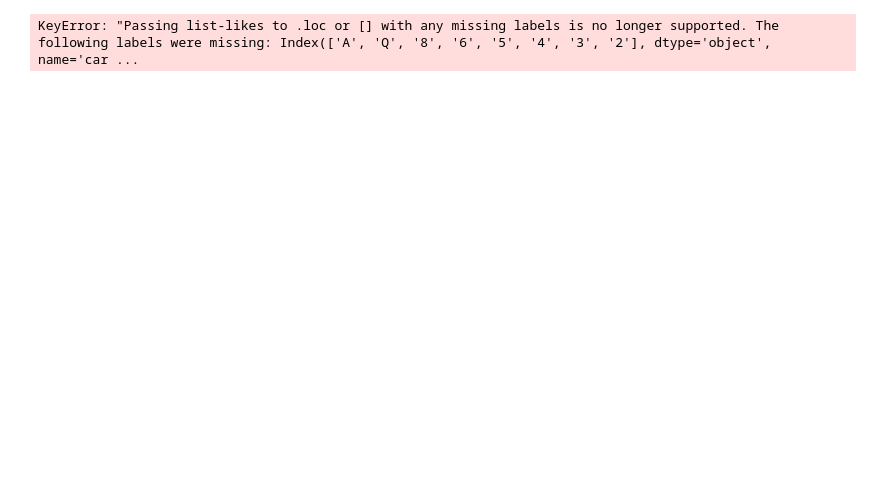
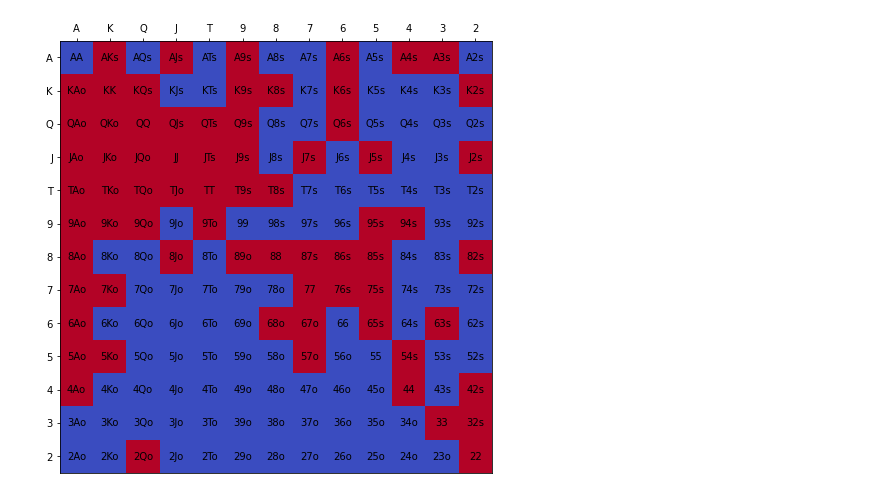
Before and after one commit to emeric-gh/Preflop-frequency-analyzer, a Jupyter notebook: workcode.ipynb, the cells around one changed output. Drawn from its saved outputs; the diff is of its cells as text; code cells hidden in the pictures; blank space fills up the shorter version.

```diff
--- a/workcode.ipynb
+++ b/workcode.ipynb
@@ -72,7 +72,8 @@ def createPivot(df, suited = False):
         df_piv = reduceddf.pivot_table(index = ['card1_value'], columns = 'card0_value',aggfunc = 'count', values = 'value')
         df_piv = df_piv.reindex(CardValues, columns=CardValues)
     else:
-        df_piv = reduceddf.pivot_table(index = ['card0_value'], columns = 'card1_value',aggfunc = 'count', values = 'value').loc[CardValues,CardValues]
+        df_piv = reduceddf.pivot_table(index = ['card0_value'], columns = 'card1_value',aggfunc = 'count', values = 'value')
+        df_piv = df_piv.reindex(CardValues, columns=CardValues)
 
     return df_piv
 # %%
@@ -135,32 +136,32 @@ df_piv_offsuit = createPivot(df, False)
 df_piv_suited = createPivot(df, True)
 
 #replace Nan with zeros so the figures can be added
 df_piv_offsuit = df_piv_offsuit.fillna(0)
 df_piv_suited = df_piv_suited.fillna(0)
 
 df_piv_combined = df_piv_suited + df_piv_offsuit
 
 
 
 fig, ax = plt.subplots()
 ax.set_xticks(np.arange(len(CardValues)))
 ax.set_yticks(np.arange(len(CardValues)))
 
 ax.set_xticklabels(CardValues)
 ax.set_yticklabels(CardValues) #set to the poker range convention
 
 ax.xaxis.tick_top()
 
 
-
+df_piv_combined = df_piv_combined > 1
 
 ax.imshow(df_piv_combined, cmap='coolwarm')
 
 for i in range(len(CardValues)):
     for j in range(len(CardValues)):
         text = ax.text(j, i, FullHandChartLables[i, j],
                        ha="center", va="center", color="k")
 
 set_size(6,6)
 # %% [output]
-KeyError: "Passing list-likes to .loc or [] with any missing labels is no longer supported. The following labels were missing: Index(['A', 'Q', '8', '6', '5', '4', '3', '2'], dtype='object', name='car ...
+[figure, added]
```
Also changed, not shown: parts of 1 cell of this notebook.
